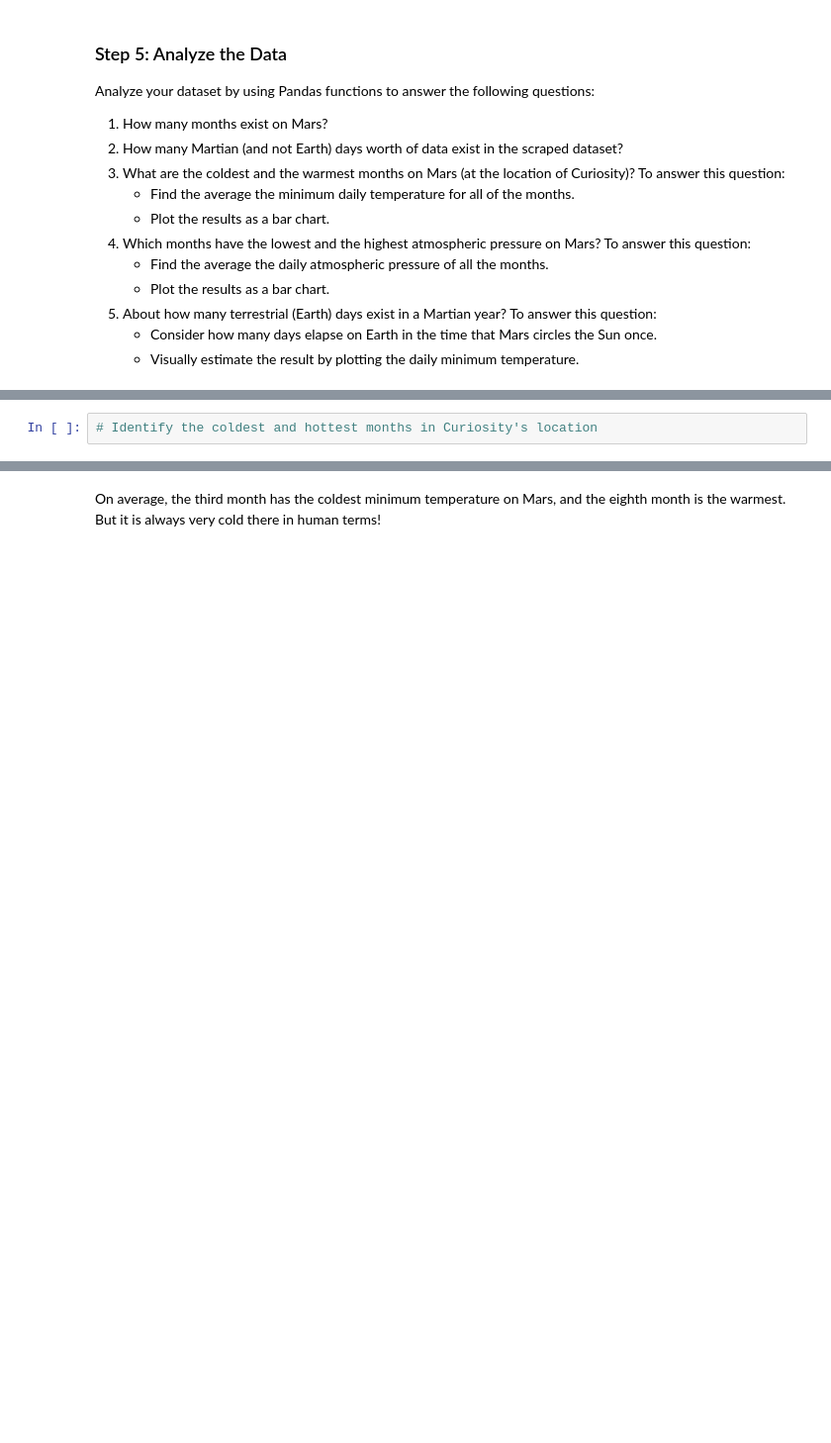
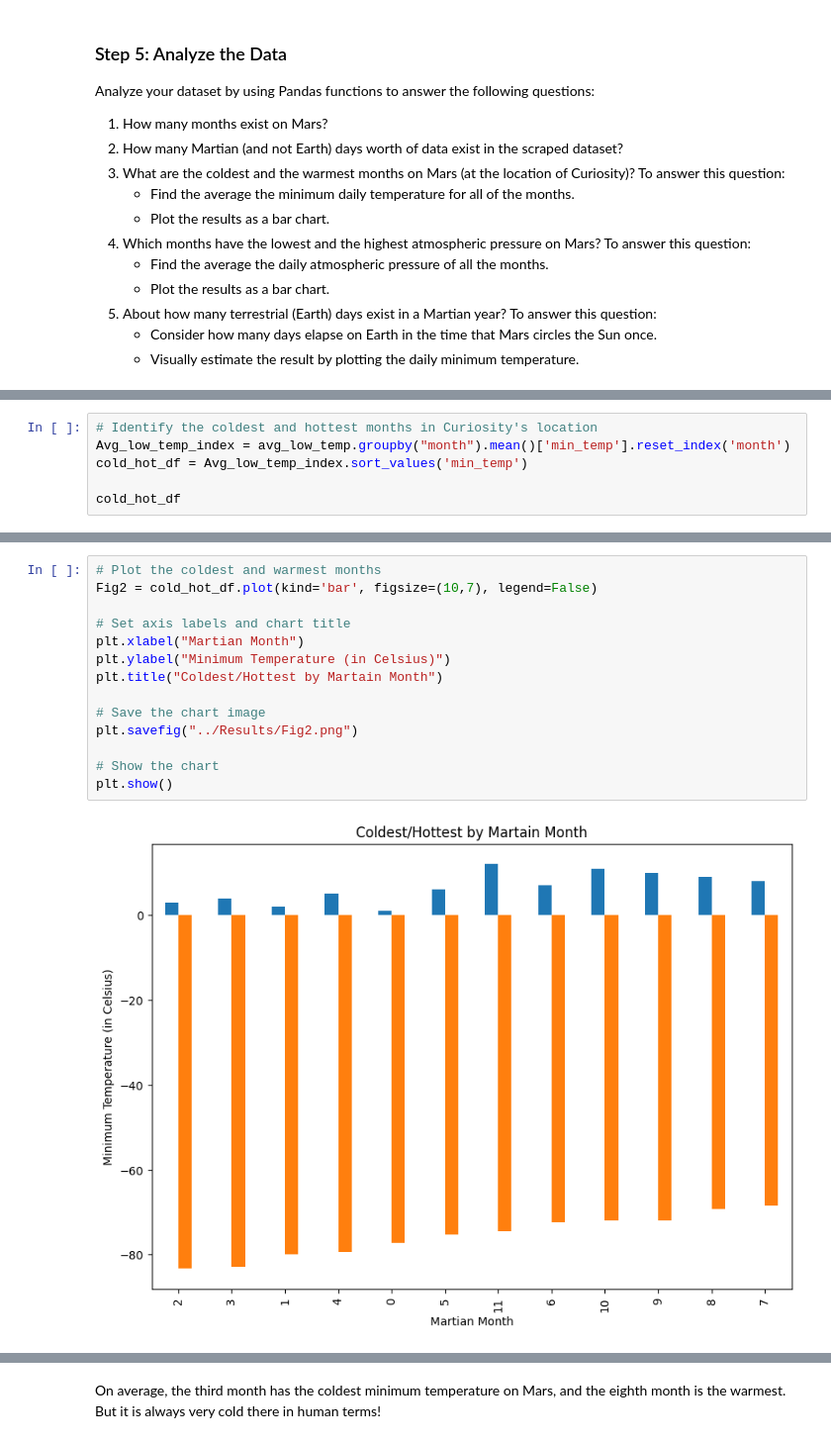
Before and after one commit to MissKay535/web_scraping_challenge, a Jupyter notebook: Mars_weather/part_2_mars_weather.ipynb, the cells around one changed output, grey strips where cells are left out. Shown at 99% size. Saved outputs shown, nothing was run; the diff lists cells and outputs as text; blank space fills up the shorter version.

```diff
--- a/Mars_weather/part_2_mars_weather.ipynb
+++ b/Mars_weather/part_2_mars_weather.ipynb
@@ -147,3 +266,7 @@ Name: min_temp, dtype: float64
 # %%
 # Identify the coldest and hottest months in Curiosity's location
+Avg_low_temp_index = avg_low_temp.groupby("month").mean()['min_temp'].reset_index('month')
+cold_hot_df = Avg_low_temp_index.sort_values('min_temp')
+
+cold_hot_df
 # %% [output]
@@ -151,2 +286,18 @@ Name: min_temp, dtype: float64
+# %%
+# Plot the coldest and warmest months
+Fig2 = cold_hot_df.plot(kind='bar', figsize=(10,7), legend=False)
+
+# Set axis labels and chart title
+plt.xlabel("Martian Month")
+plt.ylabel("Minimum Temperature (in Celsius)")
+plt.title("Coldest/Hottest by Martain Month")
+
+# Save the chart image
+plt.savefig("../Results/Fig2.png")
+
+# Show the chart
+plt.show()
+# %% [output]
+[figure, added]
 # %%
 # 4. Average pressure by Martian month
```
Also changed, not shown: parts of 27 cells of this notebook, 7 other files.
